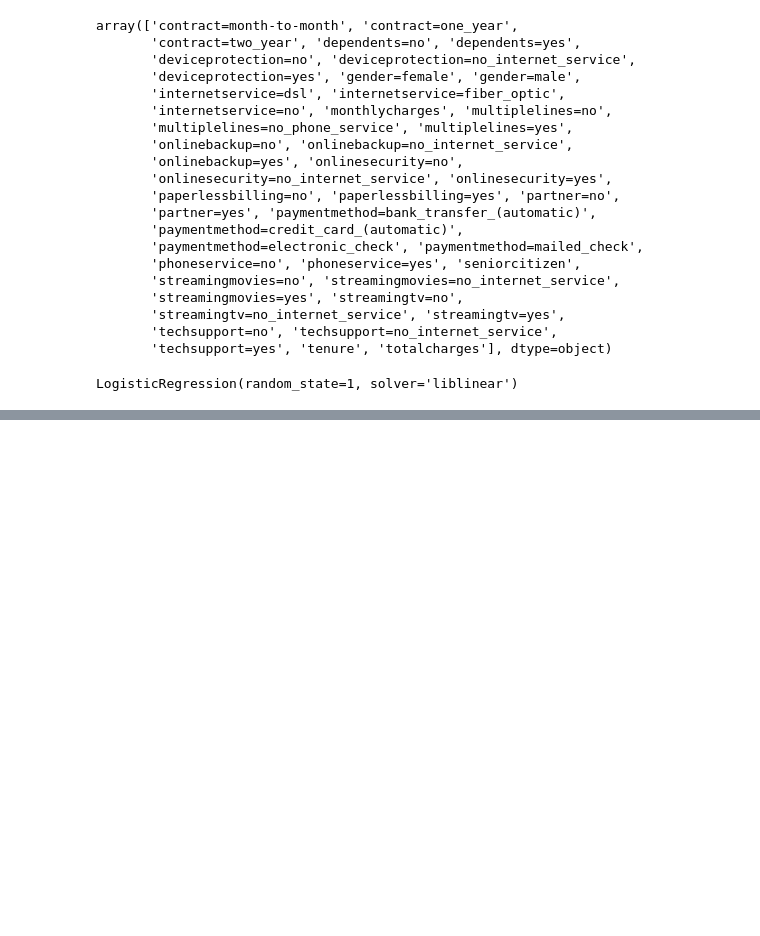
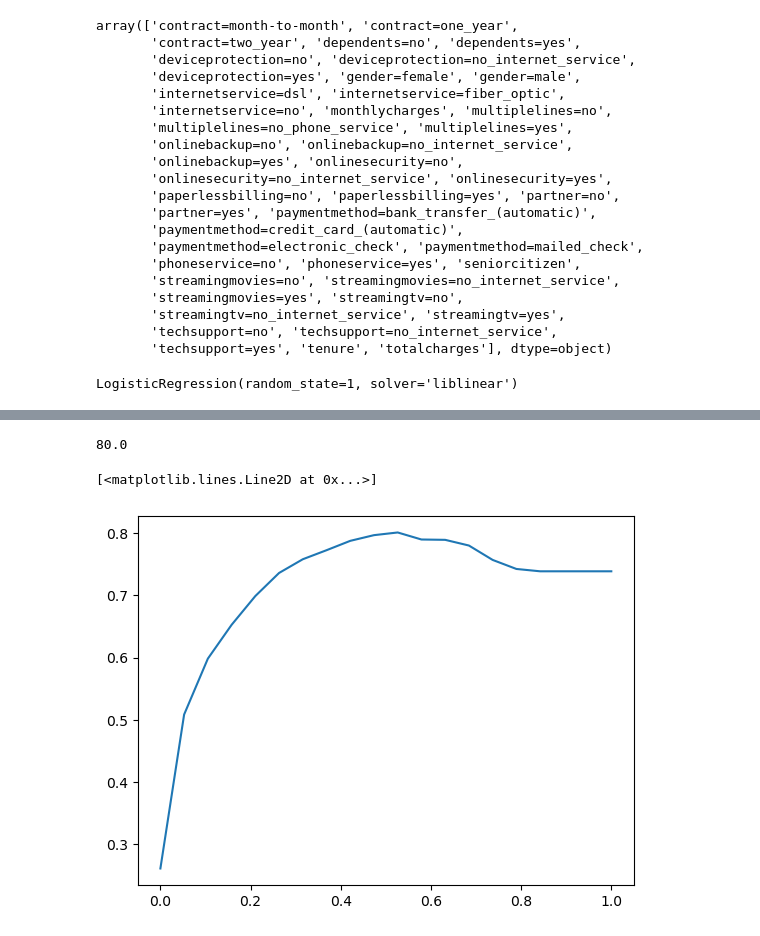
Before and after one commit to khaldon/ML-classification, a Jupyter notebook: churn_classifcation/churn.ipynb, the cells around one changed output, grey strips where cells are left out. Cells and saved outputs as stored; diff of their text form; code cells hidden in the pictures; blank space fills up the shorter version.

```diff
--- a/churn_classifcation/churn.ipynb
+++ b/churn_classifcation/churn.ipynb
@@ -335,7 +335,7 @@ type(numerical) == type(numerical1)
 # %% [output]
 True
 # %%
-train_dict = df_train[categorical + numerical].to_dict(orient='records')
+train_dict = df_train[categorical1 + numerical1].to_dict(orient='records')
 train_dict
 # %% [output]
 [{'gender': 'male',
@@ -406,3 +406,6 @@ model  = LogisticRegression(solver='liblinear', random_state=1)
 model.fit(X_train, y_train)
 # %% [output]
 LogisticRegression(random_state=1, solver='liblinear')
+# %%
+val_dict = df_val[categorical1 + numerical1].to_dict(orient='records')
+X_val = dv.transform(val_dict)
@@ -408,0 +471,21 @@ LogisticRegression(random_state=1, solver='liblinear')
+# %%
+y_pred = model.predict_proba(X_val)[:, 1]
+churn  = y_pred >= 0.5
+round((churn == y_val).mean() * 100, 0)
+# %% [output]
+80.0
+# %%
+from sklearn.metrics import accuracy_score
+
+thresholds = np.linspace(0,1, 20)
+
+accuracies = []
+
+for t in thresholds:
+    acc = accuracy_score(y_val, y_pred >= t )
+    accuracies.append(acc)
+# %%
+plt.plot(thresholds, accuracies)
+# %% [output]
+[<matplotlib.lines.Line2D at 0x...>]
+[figure, added]
```
Also changed, not shown: parts of 11 cells of this notebook.
